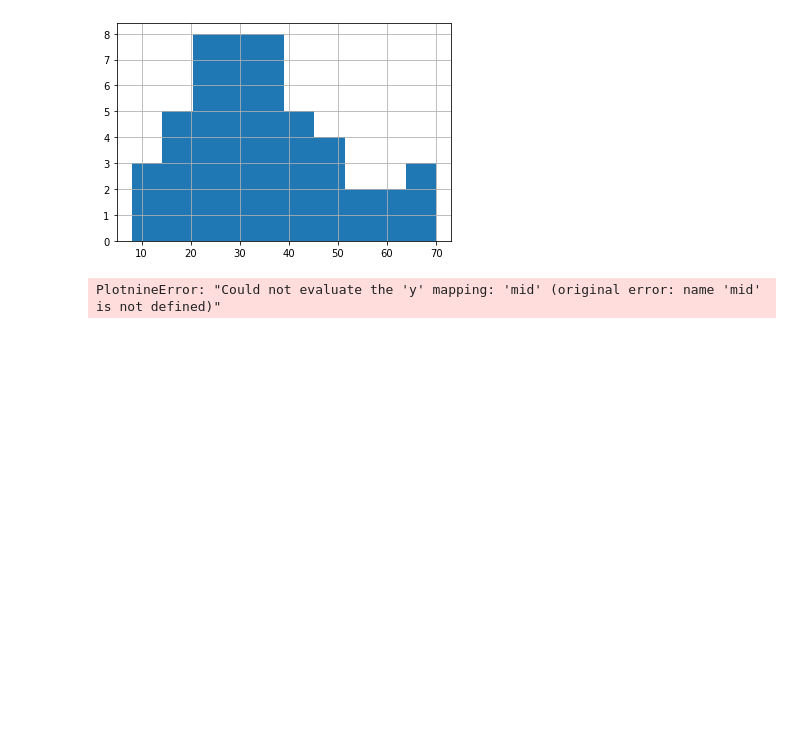
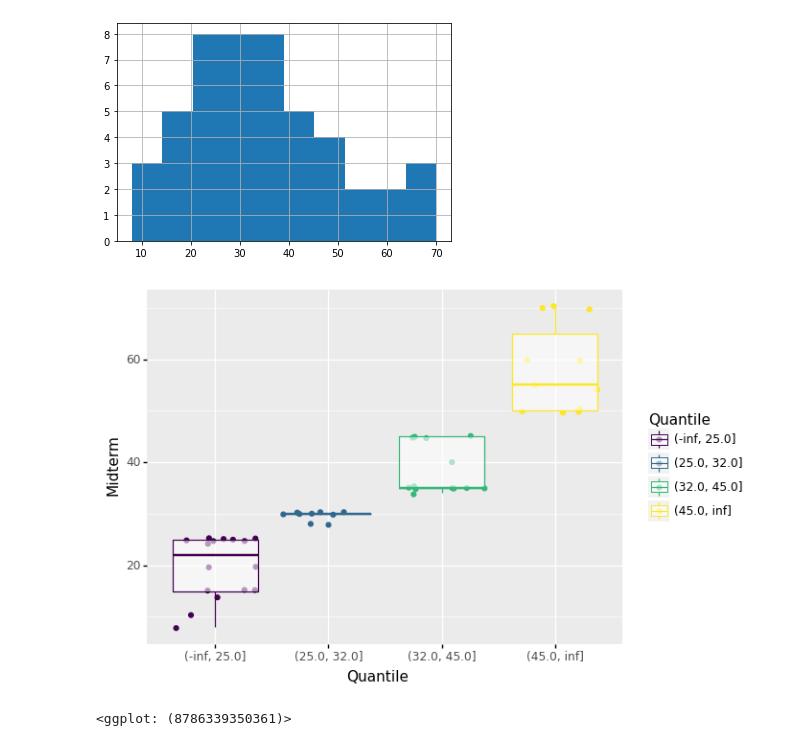
Before and after one commit to guebin/DV2022_backup, a Jupyter notebook: _notebooks/Untitled.ipynb, the cells around one changed output. Saved outputs shown, nothing was run; the diff lists cells and outputs as text; code cells hidden in the pictures; blank space fills up the shorter version.

```diff
--- a/_notebooks/Untitled.ipynb
+++ b/_notebooks/Untitled.ipynb
@@ -44,7 +44,8 @@ df.Midterm.hist()
 [figure]
 # %%
 ggplot(df.assign(Quantile=pd.cut(df.Midterm,[-np.inf,25,32,45,np.inf])))\
-+geom_point(aes(x='Quantile',y='mid',color='Quantile'),position='jitter')\
-+geom_boxplot(aes(x='Quantile',y='mid',color='Quantile'),alpha=0.6)
++geom_point(aes(x='Quantile',y='Midterm',color='Quantile'),position='jitter')\
++geom_boxplot(aes(x='Quantile',y='Midterm',color='Quantile'),alpha=0.6)
 # %% [output]
+[figure, added]
-PlotnineError: "Could not evaluate the 'y' mapping: 'mid' (original error: name 'mid' is not defined)"
+<ggplot: (8786339350361)>
```
